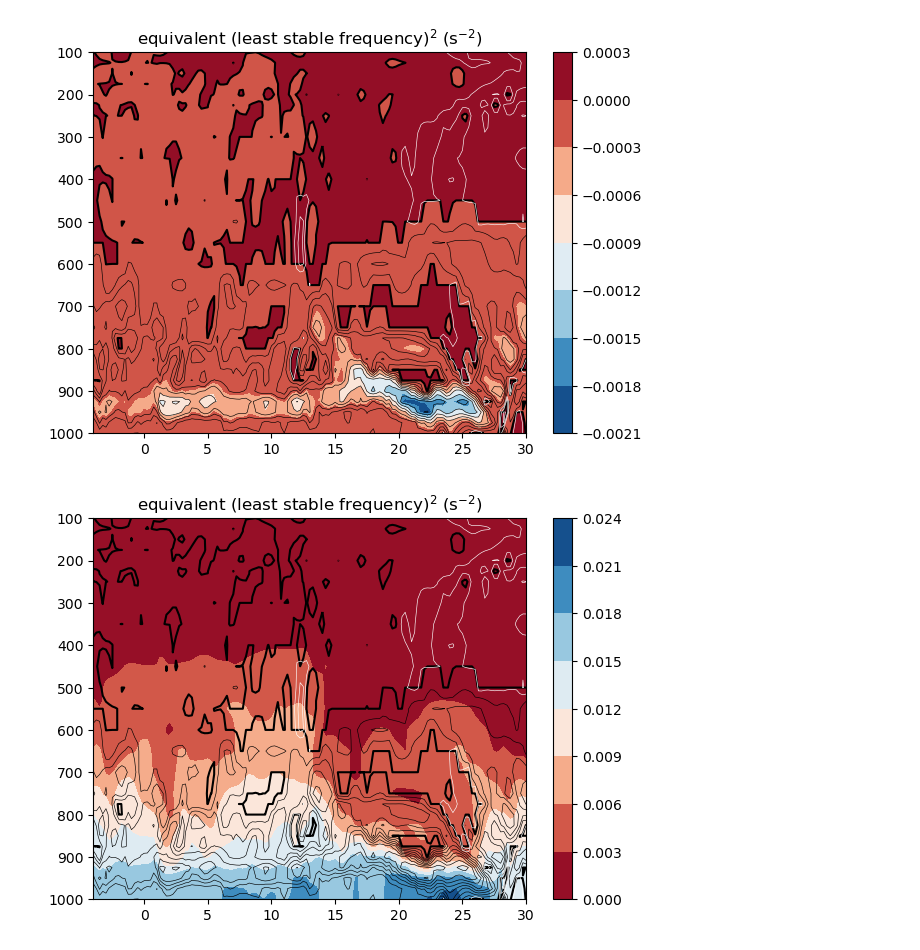
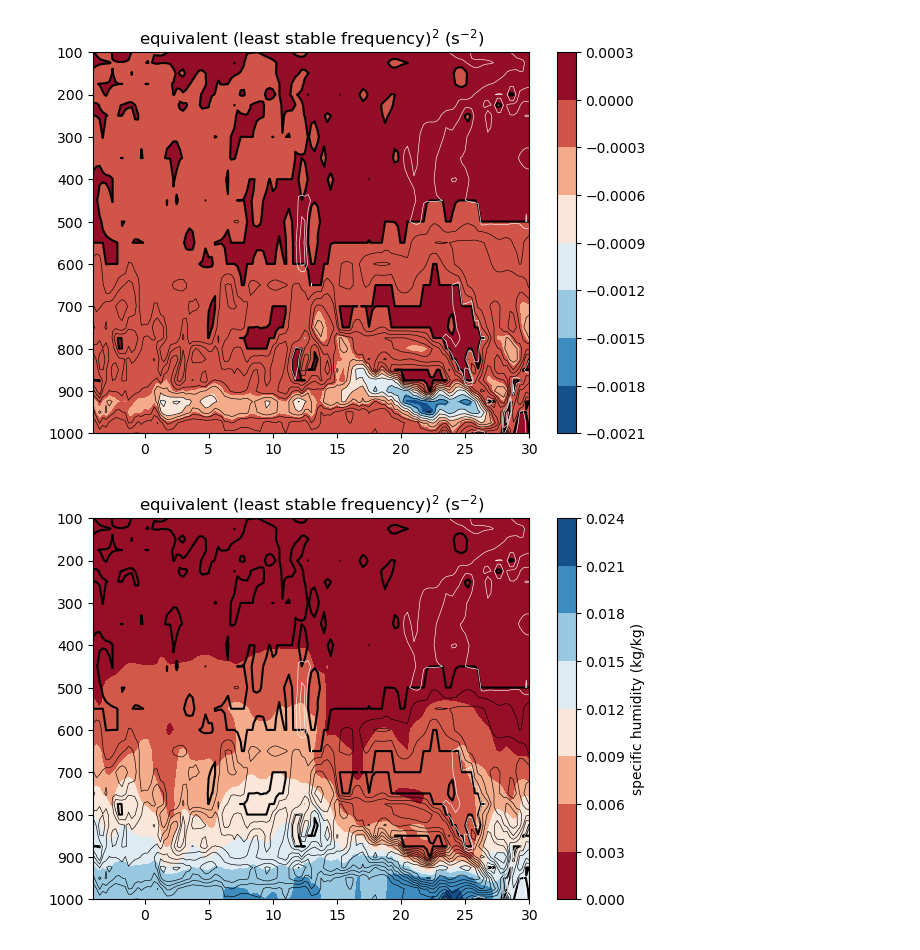
Before and after one commit to deszoeke/ASTRAL-era5, a Jupyter notebook: src/plot_69e.ipynb, the cells around one changed output. Drawn from its saved outputs; the diff is of its cells as text; code cells hidden in the pictures.

```diff
--- a/src/plot_69e.ipynb
+++ b/src/plot_69e.ipynb
@@ -442,18 +462,19 @@ gcf()
 # %% [output]
 [figure]
 # %%
+# plot stability contours over specific humidity
 clf()
 contourf(ds[:latitude][:], ds[:level][:], pd(ds[:q][1,:,:,it]),
     cmap=ColorMap("RdBu"))
-colorbar()
+cb = colorbar(label="specific humidity (kg/kg)")
 contour(ds[:latitude][:], ds[:level][:], pd(σe_min²[:,:,it]),
     colors="k", levels=(0,))
 contour(ds[:latitude][:], ds[:level][:], pd(imag.(σe_unst[:,:,it])),
     colors="k", linewidths=0.45, levels=0.5e-2:0.5e-2:5e-2)
 contour(ds[:latitude][:], ds[:level][:], pd(real.(σe_unst[:,:,it])),
     colors="w", linewidths=0.45, levels=0.5e-4:0.25e-4:3e-4)
 ylim([1000, 100])
 title(L"equivalent (least stable frequency)$^2$ (s$^{-2}$)")
 gcf()
 # %% [output]
-[figure, old version]
+[figure, new version]
```
Also changed, not shown: parts of 10 cells of this notebook.
